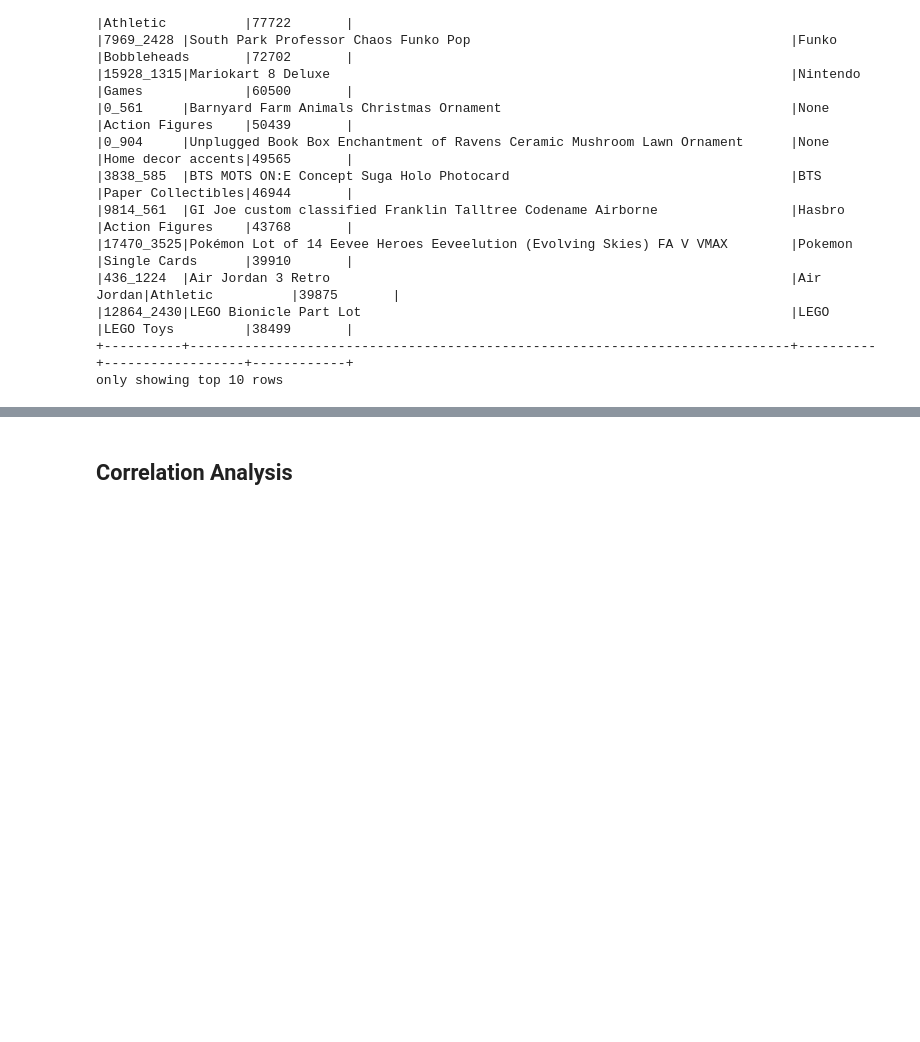
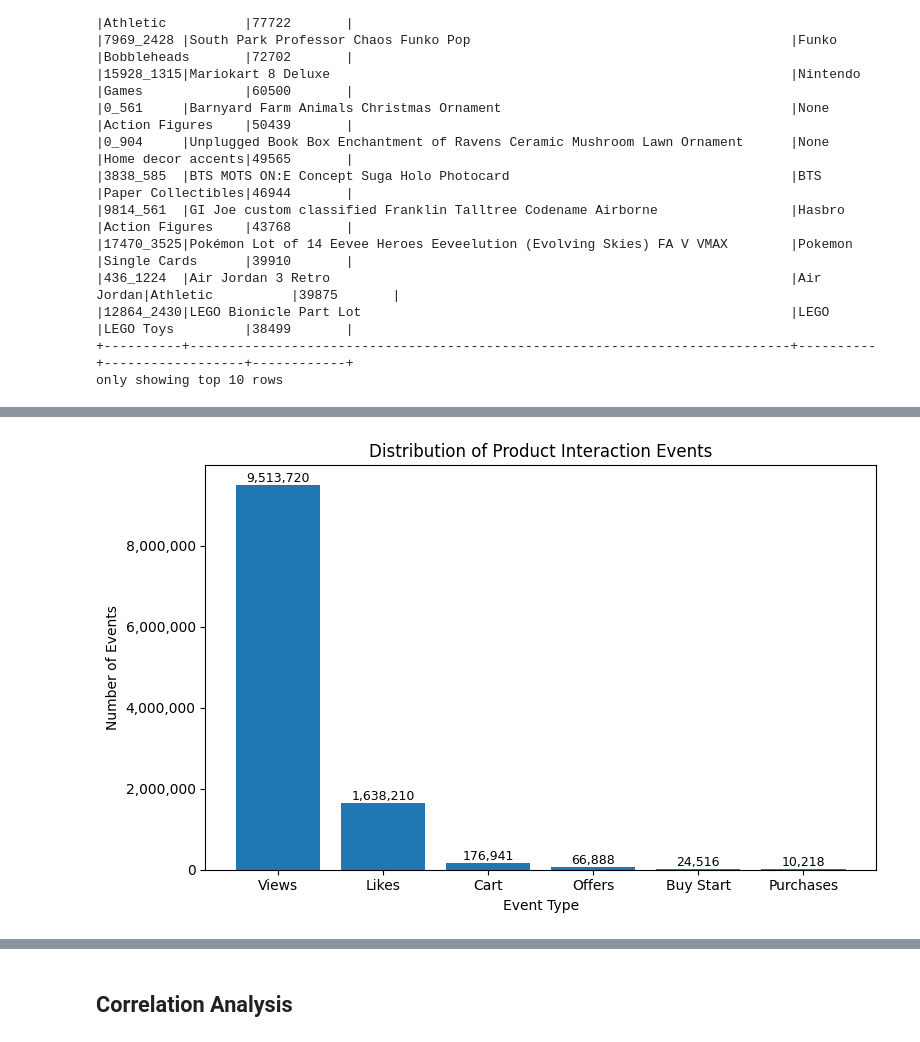
Before and after one commit to ImmanUmali/DAT204M-Project-Y3T3, a Jupyter notebook: Comprehensive EDA.ipynb, the cells around one changed output, grey strips where cells are left out. Drawn from its saved outputs; the diff is of its cells as text; code cells hidden in the pictures; blank space fills up the shorter version.

```diff
--- a/Comprehensive EDA.ipynb
+++ b/Comprehensive EDA.ipynb
@@ -1398,0 +1413,51 @@ only showing top 10 rows
+# %%
+event_pdf = (
+    df.groupBy("event_id")
+      .count()
+      .replace({
+          "item_view": "Views",
+          "item_like": "Likes",
+          "item_add_to_cart_tap": "Cart",
+          "offer_make": "Offers",
+          "buy_start": "Buy Start",
+          "buy_comp": "Purchases"
+      }, subset=["event_id"])
+      .toPandas()
+)
+
+order = ["Views", "Likes", "Cart", "Offers", "Buy Start", "Purchases"]
+
+event_pdf["event_id"] = pd.Categorical(
+    event_pdf["event_id"],
+    categories=order,
+    ordered=True
+)
+event_pdf = event_pdf.sort_values("event_id")
+
+plt.figure(figsize=(8,5))
+bars = plt.bar(event_pdf["event_id"], event_pdf["count"])
+
+plt.title("Distribution of Product Interaction Events")
+plt.xlabel("Event Type")
+plt.ylabel("Number of Events")
+
+plt.gca().yaxis.set_major_formatter(
+    plt.FuncFormatter(lambda x, _: f"{int(x):,}")
+)
+
+# Add value labels
+for bar in bars:
+    h = bar.get_height()
+    plt.text(
+        bar.get_x() + bar.get_width()/2,
+        h,
+        f"{int(h):,}",
+        ha="center",
+        va="bottom",
+        fontsize=9
+    )
+
+plt.tight_layout()
+plt.show()
+# %% [output]
+[figure, added]
```
Also changed, not shown: parts of 8 cells of this notebook, 1 other file.
